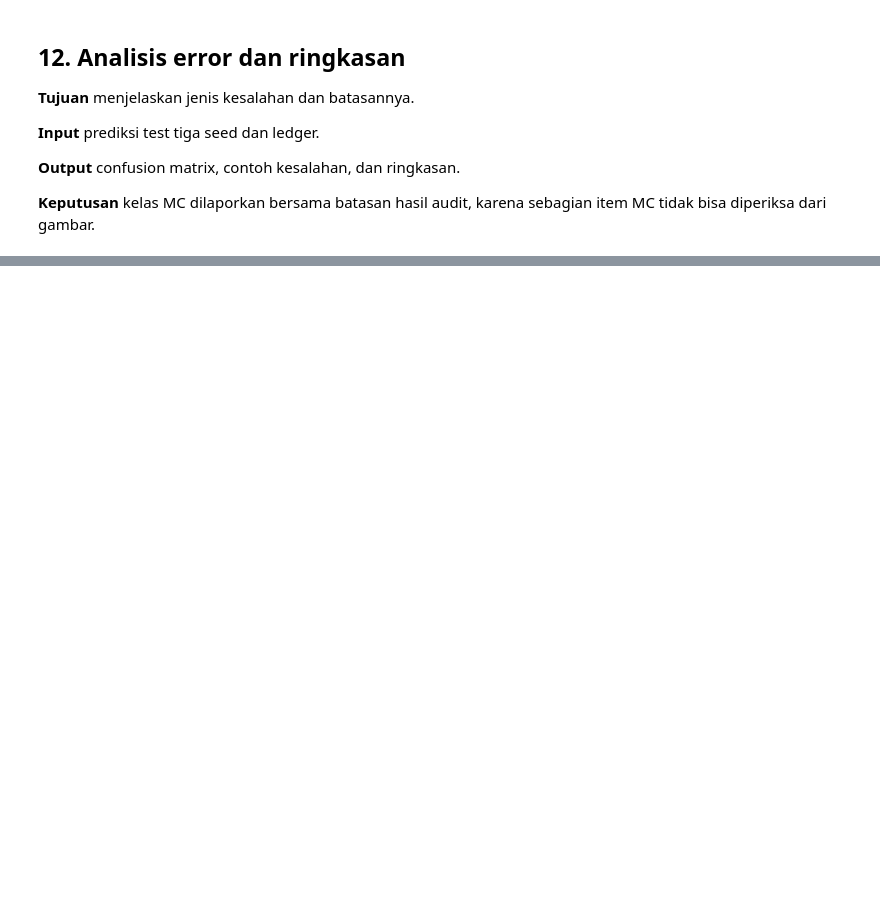
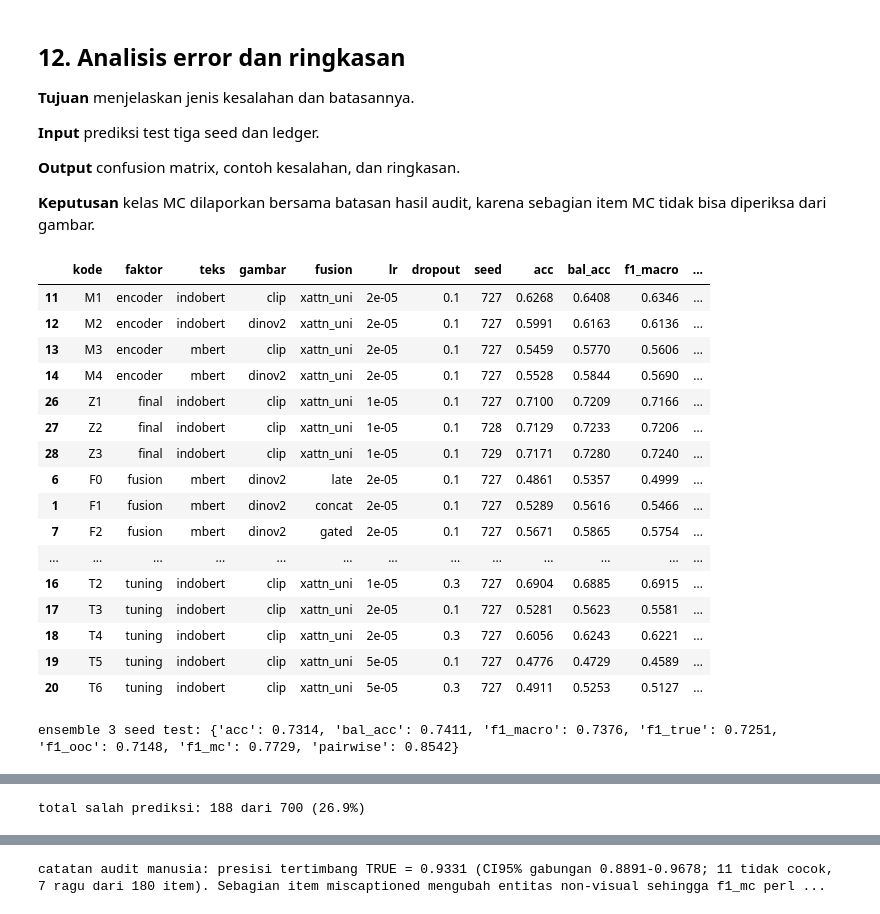
Before and after one commit to prayudahlah/image-text-verification, a Jupyter notebook: notebooks/03_eksperimen_fusion_v2.ipynb, the cells around one changed output, grey strips where cells are left out. Drawn from its saved outputs; the diff is of its cells as text; code cells hidden in the pictures; blank space fills up the shorter version.

Commit message:
feat(exp): selesaikan bab 8-12 grid, tuning, OOF, dan analisis error

```diff
--- a/notebooks/03_eksperimen_fusion_v2.ipynb
+++ b/notebooks/03_eksperimen_fusion_v2.ipynb
@@ -950,7 +1499,76 @@ model final.
 **Keputusan** kelas MC dilaporkan bersama batasan hasil audit, karena sebagian item MC
 tidak bisa diperiksa dari gambar.
 # %%
-# TODO (Darell)
-# 1. Gabungkan prediksi tiga seed, hitung confusion matrix.
-# 2. Tampilkan contoh kesalahan berkeyakinan tinggi.
-# 3. Tulis ringkasan dan batasan kelas MC.
+led = pd.DataFrame(read_ledger(LEDGER))
+for col in ["acc", "bal_acc", "f1_macro", "f1_true", "f1_ooc", "f1_mc", "params", "wall_clock_s"]:
+    led[col] = pd.to_numeric(led[col], errors="coerce")
+
+ringkas = led.drop_duplicates("run_id")[["kode", "faktor", "teks", "gambar", "fusion", "lr", "dropout", "seed", "acc", "bal_acc", "f1_macro", "f1_mc", "params"]]
+display(ringkas.sort_values(["faktor", "kode", "seed"]))
+
+test_df = test.groupby("label").head(50).reset_index(drop=True) if SMOKE else test.reset_index(drop=True)
+test_pairs = build_pairs(test_df.to_dict("records"))
+test_files = sorted(RUNS_DIR.glob("Z*-test.npz"))
+
+if test_files:
+    probs = np.mean([np.load(f)["prob"] for f in test_files], axis=0)
+    y = np.load(test_files[0])["y"]
+    assert len(y) == len(test_df), f"jumlah test tidak cocok: {len(y)} vs {len(test_df)}"
+    pred = probs.argmax(1)
+    sc = score(y, pred)
+    ens_pw = float(np.mean([probs[a, 0] > probs[b, 0] for a, b in test_pairs])) if test_pairs else float("nan")
+    print("ensemble 3 seed test:", {k: round(v, 4) for k, v in sc.items() if k != "confusion"} | {"pairwise": round(ens_pw, 4)})
+
+    cm = np.array(sc["confusion"])
+    display(pd.DataFrame(cm, index=[f"aktual:{n}" for n in LABEL_NAMES], columns=[f"pred:{n}" for n in LABEL_NAMES]))
+
+    fig, ax = plt.subplots(figsize=(5.4, 4.4))
+    im = ax.imshow(cm, cmap="Blues")
+    ax.set_xticks(range(3), LABEL_NAMES, rotation=20)
+    ax.set_yticks(range(3), LABEL_NAMES)
+    ax.set_xlabel("Prediksi")
+    ax.set_ylabel("Aktual")
+    ax.set_title("Confusion Matrix Ensemble Uji 700")
+    for r_i in range(3):
+        for c_i in range(3):
+            ax.text(c_i, r_i, str(cm[r_i, c_i]), ha="center", va="center", color="white" if cm[r_i, c_i] > cm.max() / 2 else "black")
+    fig.colorbar(im, ax=ax, fraction=0.046)
+    fig.tight_layout()
+    fig.savefig(FIG / ("12_confusion_smoke.png" if SMOKE else "12_confusion.png"), dpi=160)
+    plt.close(fig)
+
+    err = test_df.assign(pred=[LABEL_NAMES[i] for i in pred], conf=probs.max(1))
+    err = err[err.label != err.pred].sort_values("conf", ascending=False)
+    print(f"total salah prediksi: {len(err)} dari {len(test_df)} ({len(err)/len(test_df):.1%})")
+    display(err[["label", "pred", "conf", "category", "caption"]].head(12))
+else:
+    print("belum ada prediksi test Z*-test.npz")
+
+audit_path = EXPERIMENTS / "audit" / "hasil_audit.json"
+if audit_path.exists():
+    audit = json.loads(audit_path.read_text())
+    print(
+        f"catatan audit manusia: presisi tertimbang TRUE = {audit['presisi_tertimbang']:.4f} "
+        f"(CI95% gabungan {audit['ci_gabungan'][0]:.4f}-{audit['ci_gabungan'][1]:.4f}; "
+        f"{len(audit['tidak_cocok'])} tidak cocok, {len(audit['tidak_jelas'])} ragu dari {audit['item']} item). "
+        "Sebagian item miscaptioned mengubah entitas non-visual sehingga f1_mc perlu dibaca bersama batasan ini."
+    )
+# %% [output]
+|  | kode | faktor | teks | gambar | fusion | lr | dropout | seed | acc | bal_acc | f1_macro | ... |
+| 11 | M1 | encoder | indobert | clip | xattn_uni | 2e-05 | 0.1 | 727 | 0.6268 | 0.6408 | 0.6346 | ... |
+| 12 | M2 | encoder | indobert | dinov2 | xattn_uni | 2e-05 | 0.1 | 727 | 0.5991 | 0.6163 | 0.6136 | ... |
+| 13 | M3 | encoder | mbert | clip | xattn_uni | 2e-05 | 0.1 | 727 | 0.5459 | 0.5770 | 0.5606 | ... |
+| 14 | M4 | encoder | mbert | dinov2 | xattn_uni | 2e-05 | 0.1 | 727 | 0.5528 | 0.5844 | 0.5690 | ... |
+| 26 | Z1 | final | indobert | clip | xattn_uni | 1e-05 | 0.1 | 727 | 0.7100 | 0.7209 | 0.7166 | ... |
+| 27 | Z2 | final | indobert | clip | xattn_uni | 1e-05 | 0.1 | 728 | 0.7129 | 0.7233 | 0.7206 | ... |
+| 28 | Z3 | final | indobert | clip | xattn_uni | 1e-05 | 0.1 | 729 | 0.7171 | 0.7280 | 0.7240 | ... |
+| 6 | F0 | fusion | mbert | dinov2 | late | 2e-05 | 0.1 | 727 | 0.4861 | 0.5357 | 0.4999 | ... |
+| 1 | F1 | fusion | mbert | dinov2 | concat | 2e-05 | 0.1 | 727 | 0.5289 | 0.5616 | 0.5466 | ... |
+| 7 | F2 | fusion | mbert | dinov2 | gated | 2e-05 | 0.1 | 727 | 0.5671 | 0.5865 | 0.5754 | ... |
+| ... | ... | ... | ... | ... | ... | ... | ... | ... | ... | ... | ... | ... |
+| 16 | T2 | tuning | indobert | clip | xattn_uni | 1e-05 | 0.3 | 727 | 0.6904 | 0.6885 | 0.6915 | ... |
+| 17 | T3 | tuning | indobert | clip | xattn_uni | 2e-05 | 0.1 | 727 | 0.5281 | 0.5623 | 0.5581 | ... |
+| 18 | T4 | tuning | indobert | clip | xattn_uni | 2e-05 | 0.3 | 727 | 0.6056 | 0.6243 | 0.6221 | ... |
+| 19 | T5 | tuning | indobert | clip | xattn_uni | 5e-05 | 0.1 | 727 | 0.4776 | 0.4729 | 0.4589 | ... |
+| 20 | T6 | tuning | indobert | clip | xattn_uni | 5e-05 | 0.3 | 727 | 0.4911 | 0.5253 | 0.5127 | ... |
+ensemble 3 seed test: {'acc': 0.7314, 'bal_acc': 0.7411, 'f1_macro': 0.7376, 'f1_true': 0.7251, 'f1_ooc': 0.7148, 'f1_mc': 0.7729, 'pairwise': 0.8542}
@@ -956,0 +1579 @@ tidak bisa diperiksa dari gambar.
+total salah prediksi: 188 dari 700 (26.9%)
@@ -956,0 +1593 @@ tidak bisa diperiksa dari gambar.
+catatan audit manusia: presisi tertimbang TRUE = 0.9331 (CI95% gabungan 0.8891-0.9678; 11 tidak cocok, 7 ragu dari 180 item). Sebagian item miscaptioned mengubah entitas non-visual sehingga f1_mc perl ...
```
Also changed, not shown: parts of 8 cells of this notebook, 7 other files.
